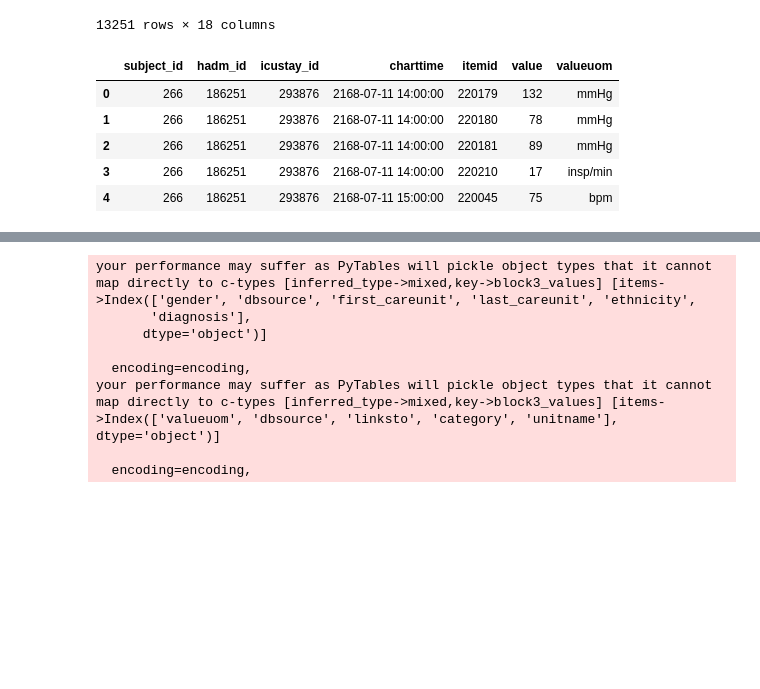
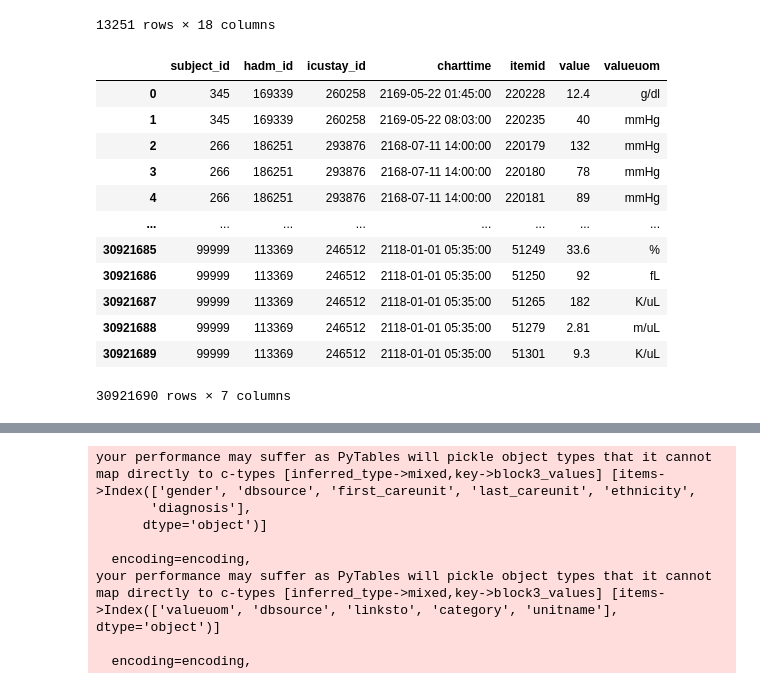
Before and after one commit to llhtoby/MIMIC-III-ML, a Jupyter notebook: src/Extraction.ipynb, the cells around one changed output, grey strips where cells are left out. Saved outputs shown, nothing was run; the diff lists cells and outputs as text; code cells hidden in the pictures; blank space fills up the shorter version.

```diff
--- a/src/Extraction.ipynb
+++ b/src/Extraction.ipynb
@@ -165,14 +224,21 @@ events_data = pd.read_sql_query('SET search_path to ' + schema_name + query, con
 events_data.to_csv(data_path + 'events_data.csv')
 # %%
 itemids = tuple(set(events_data.itemid.astype(str)))
-events_data.head()
+events_data
 # %% [output]
 |  | subject_id | hadm_id | icustay_id | charttime | itemid | value | valueuom |
-| 0 | 266 | 186251 | 293876 | 2168-07-11 14:00:00 | 220179 | 132 | mmHg |
-| 1 | 266 | 186251 | 293876 | 2168-07-11 14:00:00 | 220180 | 78 | mmHg |
-| 2 | 266 | 186251 | 293876 | 2168-07-11 14:00:00 | 220181 | 89 | mmHg |
-| 3 | 266 | 186251 | 293876 | 2168-07-11 14:00:00 | 220210 | 17 | insp/min |
-| 4 | 266 | 186251 | 293876 | 2168-07-11 15:00:00 | 220045 | 75 | bpm |
+| 0 | 345 | 169339 | 260258 | 2169-05-22 01:45:00 | 220228 | 12.4 | g/dl |
+| 1 | 345 | 169339 | 260258 | 2169-05-22 08:03:00 | 220235 | 40 | mmHg |
+| 2 | 266 | 186251 | 293876 | 2168-07-11 14:00:00 | 220179 | 132 | mmHg |
+| 3 | 266 | 186251 | 293876 | 2168-07-11 14:00:00 | 220180 | 78 | mmHg |
+| 4 | 266 | 186251 | 293876 | 2168-07-11 14:00:00 | 220181 | 89 | mmHg |
+| ... | ... | ... | ... | ... | ... | ... | ... |
+| 30921685 | 99999 | 113369 | 246512 | 2118-01-01 05:35:00 | 51249 | 33.6 | % |
+| 30921686 | 99999 | 113369 | 246512 | 2118-01-01 05:35:00 | 51250 | 92 | fL |
+| 30921687 | 99999 | 113369 | 246512 | 2118-01-01 05:35:00 | 51265 | 182 | K/uL |
+| 30921688 | 99999 | 113369 | 246512 | 2118-01-01 05:35:00 | 51279 | 2.81 | m/uL |
+| 30921689 | 99999 | 113369 | 246512 | 2118-01-01 05:35:00 | 51301 | 9.3 | K/uL |
+30921690 rows × 7 columns
 # %%
 query_d_items = \
         """
```
Also changed, not shown: parts of 10 cells of this notebook, 18 other files.
